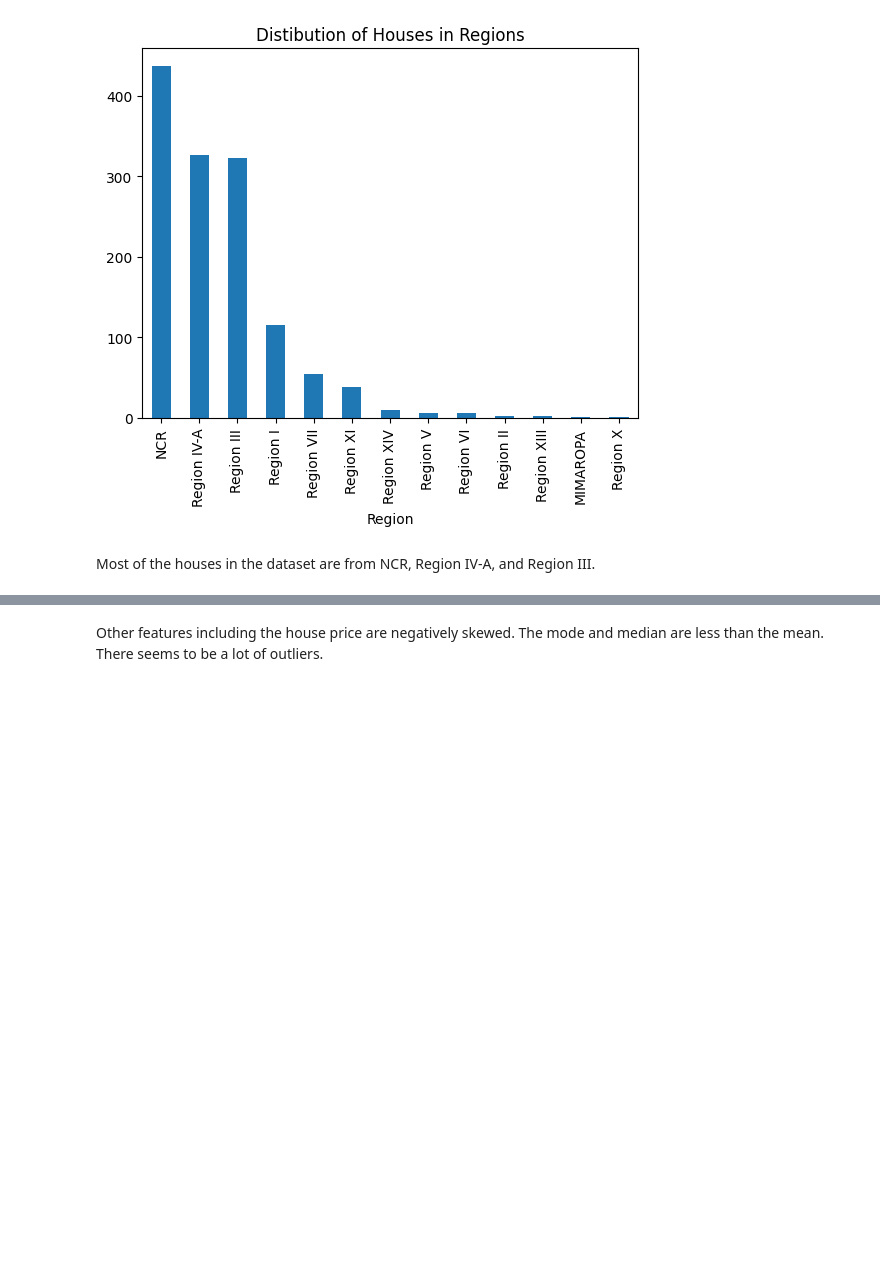
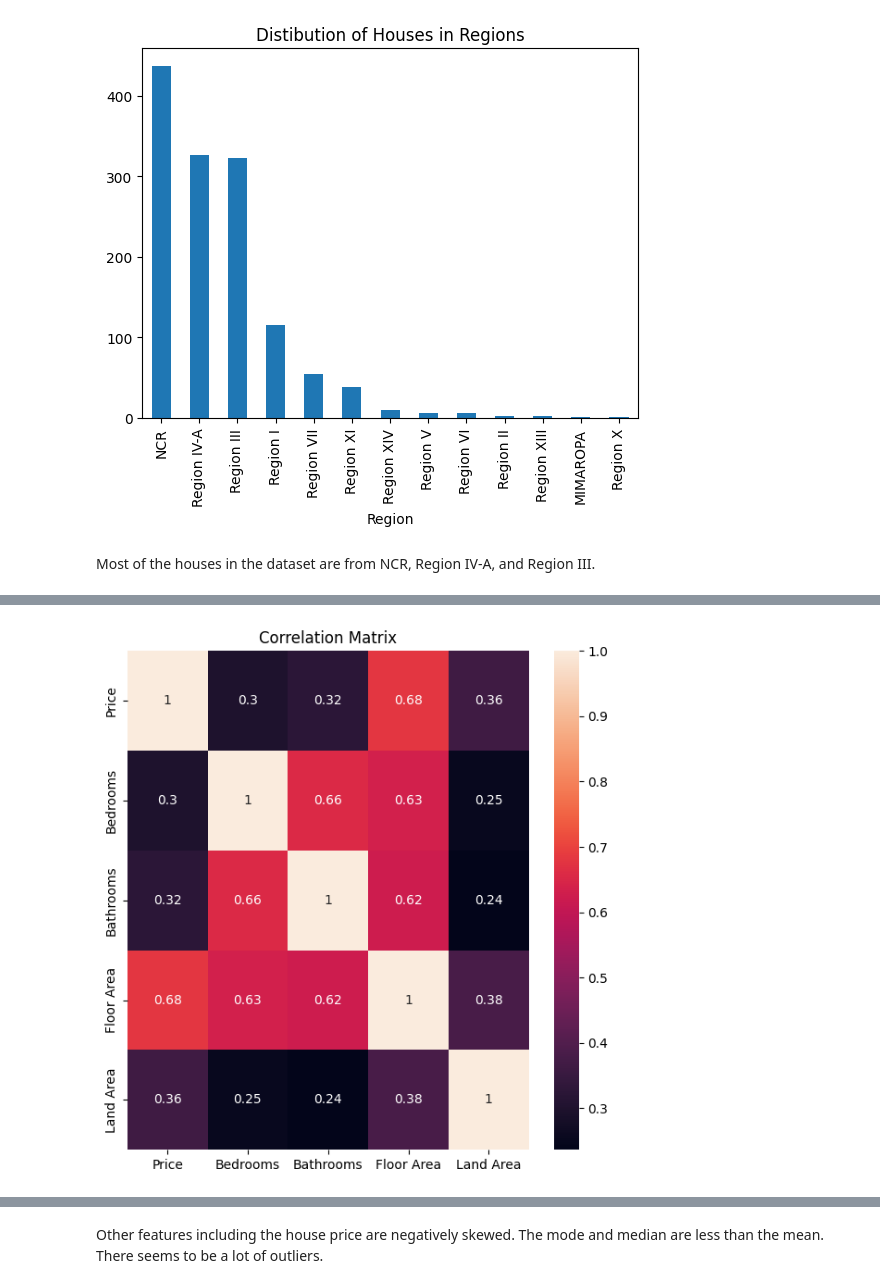
Before and after one commit to JerickoDG/HousingPH, a Jupyter notebook: notebooks/eda_and_transform.ipynb, the cells around one changed output, grey strips where cells are left out. Cells and saved outputs as stored; diff of their text form; code cells hidden in the pictures; blank space fills up the shorter version.

```diff
--- a/notebooks/eda_and_transform.ipynb
+++ b/notebooks/eda_and_transform.ipynb
@@ -52,0 +66,7 @@ Most of the houses in the dataset are from NCR, Region IV-A, and Region III.
+# %%
+plt.figure(figsize=(7, 7))
+sns.heatmap(df[['Price', 'Bedrooms', 'Bathrooms', 'Floor Area', 'Land Area']].corr(method='pearson'), annot=True)
+plt.title("Correlation Matrix")
+plt.show()
+# %% [output]
+[figure, added]
```
Also changed, not shown: parts of 36 cells of this notebook, 6 other files.
